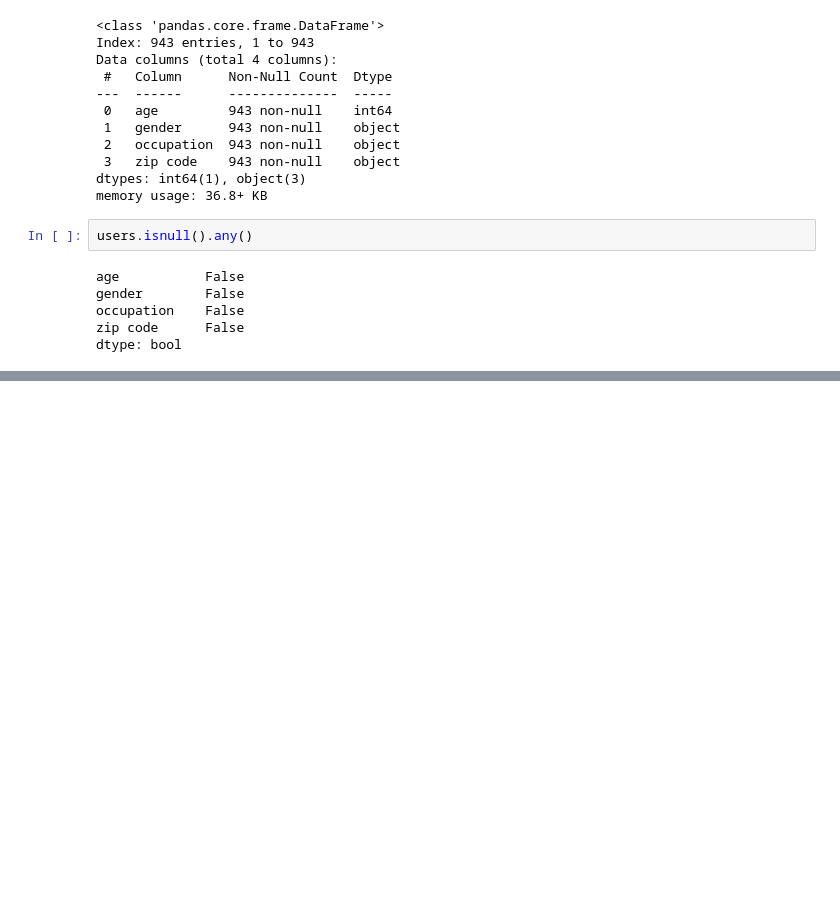
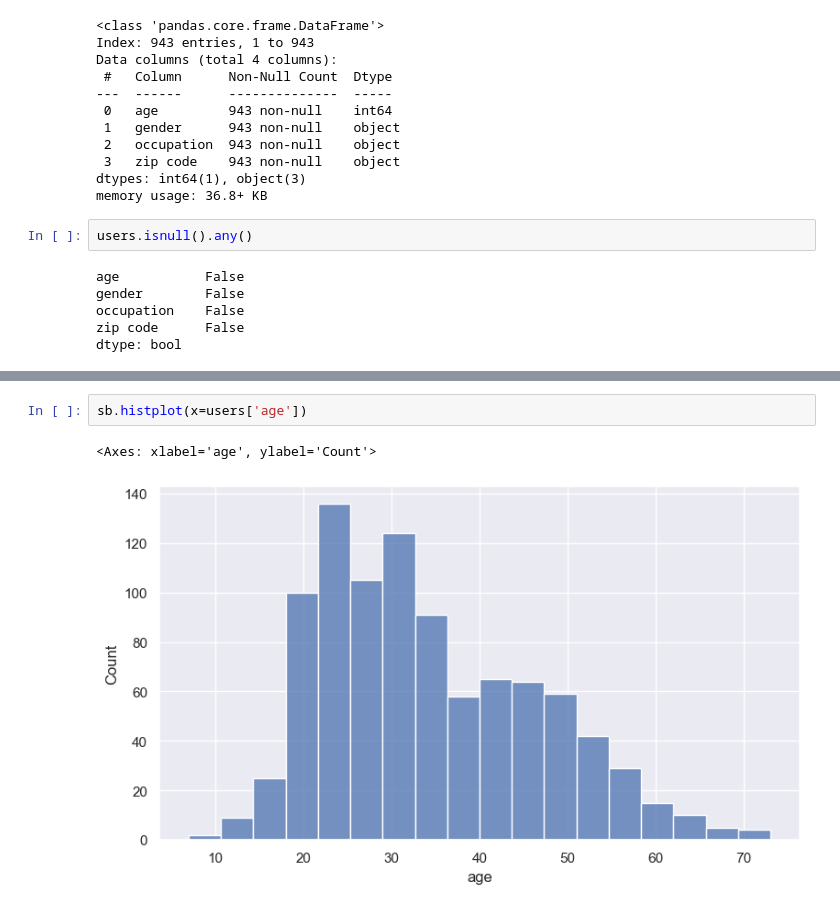
Before and after one commit to glebuben/PMLDL-Assignment-2, a Jupyter notebook: notebooks/1.0-initial-data-exporation.ipynb, the cells around one changed output, grey strips where cells are left out. Drawn from its saved outputs; the diff is of its cells as text; blank space fills up the shorter version.

```diff
--- a/notebooks/1.0-initial-data-exporation.ipynb
+++ b/notebooks/1.0-initial-data-exporation.ipynb
@@ -270,0 +298,5 @@ dtype: bool
+# %%
+sb.histplot(x=users['age'])
+# %% [output]
+<Axes: xlabel='age', ylabel='Count'>
+[figure, added]
```
Also changed, not shown: parts of 8 cells of this notebook.
